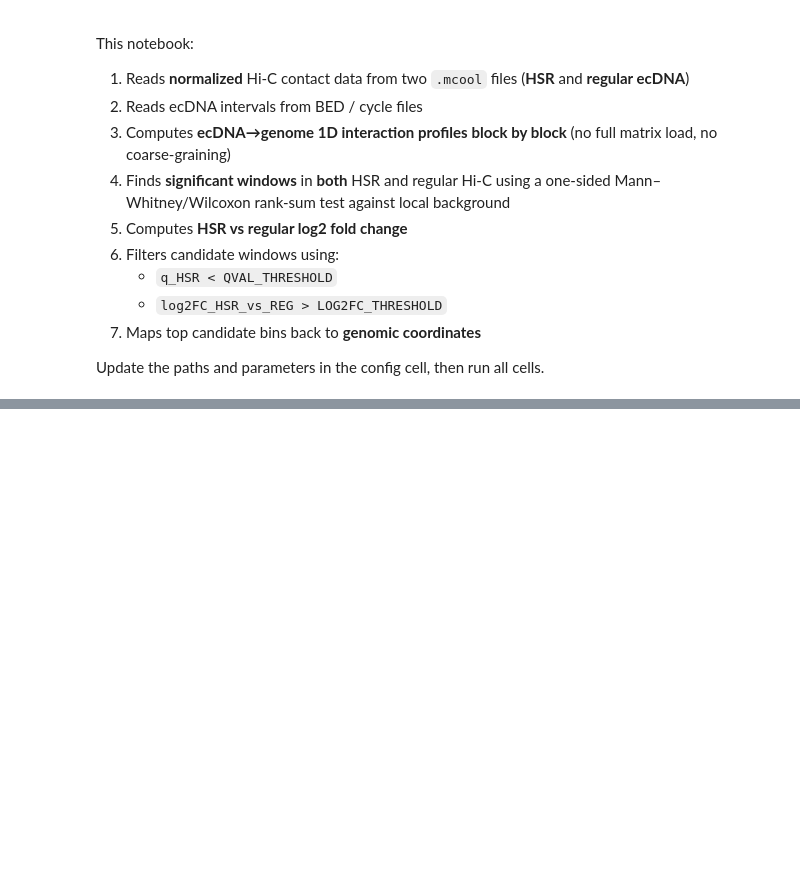
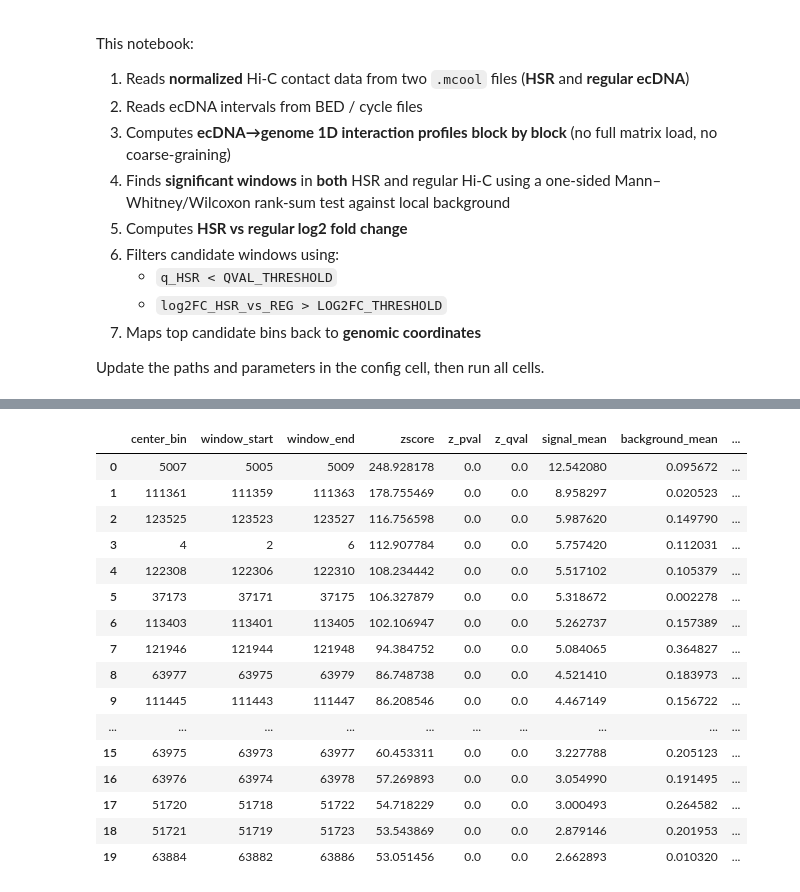
Before and after one commit to ronitagarwala01/CSE280A_Team_4, a Jupyter notebook: ecdna_hsr_window_scan.ipynb, the cells around one changed output, grey strips where cells are left out. Saved outputs shown, nothing was run; the diff lists cells and outputs as text; code cells hidden in the pictures; blank space fills up the shorter version.

```diff
--- a/ecdna_hsr_window_scan.ipynb
+++ b/ecdna_hsr_window_scan.ipynb
@@ -416,18 +511,30 @@ First 10 regular values: [0.         0.         0.0094015  0.         0.03758197
 # =========================
 # Window significance + HSR vs regular comparison
 # =========================
-print("Scoring windows in HSR profile ...")
-hsr_stats = score_windows(hsr_profile, WINDOW_RADIUS, BACKGROUND_RADIUS)
+print("Scoring windows in HSR profile with Wilcoxon ...")
+hsr_wilcox = score_windows(hsr_profile, WINDOW_RADIUS, BACKGROUND_RADIUS)
 
-print("Scoring windows in regular ecDNA profile ...")
-reg_stats = score_windows(reg_profile, WINDOW_RADIUS, BACKGROUND_RADIUS)
+print("Scoring windows in HSR profile with z-score ...")
+hsr_z = score_windows_z(hsr_profile, WINDOW_RADIUS, BACKGROUND_RADIUS)
+
+print("Scoring windows in regular ecDNA profile with Wilcoxon ...")
+reg_wilcox = score_windows(reg_profile, WINDOW_RADIUS, BACKGROUND_RADIUS)
+
+print("Scoring windows in regular ecDNA profile with z-score ...")
+reg_z = score_windows_z(reg_profile, WINDOW_RADIUS, BACKGROUND_RADIUS)
+
+save_window_results(os.path.join(RESULTS_DIR, "hsr_wilcoxon_windows.tsv"), hsr_wilcox)
+save_window_results(os.path.join(RESULTS_DIR, "hsr_zscore_windows.tsv"), hsr_z)
+
+save_window_results(os.path.join(RESULTS_DIR, "reg_wilcoxon_windows.tsv"), reg_wilcox)
+save_window_results(os.path.join(RESULTS_DIR, "reg_zscore_windows.tsv"), reg_z)
 
 per_bin_log2fc = np.log2((hsr_profile + EPS) / (reg_profile + EPS))
 
 window_log2fc = np.full(len(hsr_profile), np.nan, dtype=float)
 for i in range(len(hsr_profile)):
-    left = hsr_stats["sig_lefts"][i]
-    right = hsr_stats["sig_rights"][i]
+    left = hsr_wilcox["sig_lefts"][i]
+    right = hsr_wilcox["sig_rights"][i]
     vals = per_bin_log2fc[left:right]
     if len(vals) == 0:
         continue
@@ -436,31 +543,51 @@ for i in range(len(hsr_profile)):
 # Suggested candidate rule:
 #   significant in HSR by q-value
 #   sufficiently stronger in HSR than regular by log2FC
-candidate_mask = (
-    np.isfinite(hsr_stats["qvals"]) &
-    (hsr_stats["qvals"] < QVAL_THRESHOLD) &
+candidate_mask_w = (
+    np.isfinite(hsr_wilcox["qvals"]) &
+    (hsr_wilcox["qvals"] < QVAL_THRESHOLD) &
     np.isfinite(window_log2fc) &
     (window_log2fc > LOG2FC_THRESHOLD)
 )
+candidate_score = np.where(candidate_mask_w, window_log2fc, np.nan)
 
-candidate_score = np.where(candidate_mask, window_log2fc, np.nan)
+# z-score-based window log2 fold-change: HSR vs regular
+window_log2fc_z = per_bin_log2fc.copy()
 
-# Save result tables
-hsr_df = save_window_results(
-    os.path.join(RESULTS_DIR, "hsr_window_scan_results.tsv"),
-    hsr_stats,
-    extra_cols={
-        "window_log2fc_hsr_vs_reg": window_log2fc,
-        "candidate_mask": candidate_mask,
-        "candidate_score": candidate_score,
-    }
+candidate_mask_z = (
+    np.isfinite(hsr_z["zscores"]) &
+    (hsr_z["zscores"] >= ZSCORE_THRESHOLD) &
+    np.isfinite(hsr_z["qvals"]) &
+    (hsr_z["qvals"] < QVAL_THRESHOLD) &
+    np.isfinite(window_log2fc_z) &
+    (window_log2fc_z > LOG2FC_THRESHOLD)
 )
 
-reg_df = save_window_results(
-    os.path.join(RESULTS_DIR, "reg_window_scan_results.tsv"),
-    reg_stats
+candidates_z = pd.DataFrame({
+    "center_bin": hsr_z["centers"][candidate_mask_z],
+    "window_start": hsr_z["sig_lefts"][candidate_mask_z],
+    "window_end": hsr_z["sig_rights"][candidate_mask_z] - 1,
+    "zscore": hsr_z["zscores"][candidate_mask_z],
+    "z_pval": hsr_z["pvals"][candidate_mask_z],
+    "z_qval": hsr_z["qvals"][candidate_mask_z],
+    "signal_mean": hsr_z["signal_means"][candidate_mask_z],
+    "background_mean": hsr_z["background_means"][candidate_mask_z],
+    "background_sd": hsr_z["background_sds"][candidate_mask_z],
+    "window_log2fc": window_log2fc_z[candidate_mask_z],
+})
+
+candidates_z = candidates_z.sort_values(
+    ["zscore", "z_qval", "window_log2fc"],
+    ascending=[False, True, False]
+).reset_index(drop=True)
+
+display(candidates_z.head(20))
+
+candidates_z.to_csv(
+    os.path.join(RESULTS_DIR, "candidate_windows_zscore.tsv"),
+    sep="\t",
+    index=False
 )
 
-print(f"\nHSR q<{QVAL_THRESHOLD}: {(hsr_stats['qvals'] < QVAL_THRESHOLD).sum()} windows")
-print(f"HSR q<{QVAL_THRESHOLD} and log2FC>{LOG2FC_THRESHOLD}: {candidate_mask.sum()} windows")
+print(f"Z-score candidates: {len(candidates_z)}")
 # %% [output]
@@ -473,0 +602,17 @@ HSR q<0.05 and log2FC>1.0: 20 windows
+|  | center_bin | window_start | window_end | zscore | z_pval | z_qval | signal_mean | background_mean | ... |
+| 0 | 5007 | 5005 | 5009 | 248.928178 | 0.0 | 0.0 | 12.542080 | 0.095672 | ... |
+| 1 | 111361 | 111359 | 111363 | 178.755469 | 0.0 | 0.0 | 8.958297 | 0.020523 | ... |
+| 2 | 123525 | 123523 | 123527 | 116.756598 | 0.0 | 0.0 | 5.987620 | 0.149790 | ... |
+| 3 | 4 | 2 | 6 | 112.907784 | 0.0 | 0.0 | 5.757420 | 0.112031 | ... |
+| 4 | 122308 | 122306 | 122310 | 108.234442 | 0.0 | 0.0 | 5.517102 | 0.105379 | ... |
+| 5 | 37173 | 37171 | 37175 | 106.327879 | 0.0 | 0.0 | 5.318672 | 0.002278 | ... |
+| 6 | 113403 | 113401 | 113405 | 102.106947 | 0.0 | 0.0 | 5.262737 | 0.157389 | ... |
+| 7 | 121946 | 121944 | 121948 | 94.384752 | 0.0 | 0.0 | 5.084065 | 0.364827 | ... |
+| 8 | 63977 | 63975 | 63979 | 86.748738 | 0.0 | 0.0 | 4.521410 | 0.183973 | ... |
+| 9 | 111445 | 111443 | 111447 | 86.208546 | 0.0 | 0.0 | 4.467149 | 0.156722 | ... |
+| ... | ... | ... | ... | ... | ... | ... | ... | ... | ... |
+| 15 | 63975 | 63973 | 63977 | 60.453311 | 0.0 | 0.0 | 3.227788 | 0.205123 | ... |
+| 16 | 63976 | 63974 | 63978 | 57.269893 | 0.0 | 0.0 | 3.054990 | 0.191495 | ... |
+| 17 | 51720 | 51718 | 51722 | 54.718229 | 0.0 | 0.0 | 3.000493 | 0.264582 | ... |
+| 18 | 51721 | 51719 | 51723 | 53.543869 | 0.0 | 0.0 | 2.879146 | 0.201953 | ... |
+| 19 | 63884 | 63882 | 63886 | 53.051456 | 0.0 | 0.0 | 2.662893 | 0.010320 | ... |
```
Also changed, not shown: parts of 7 cells of this notebook.
